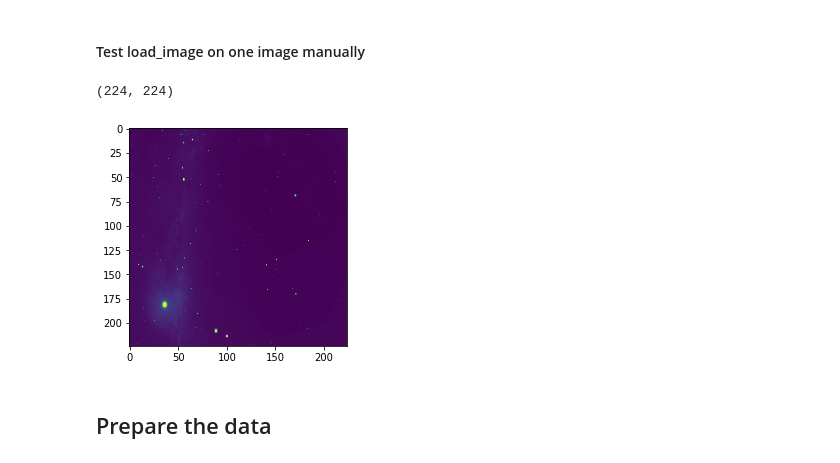
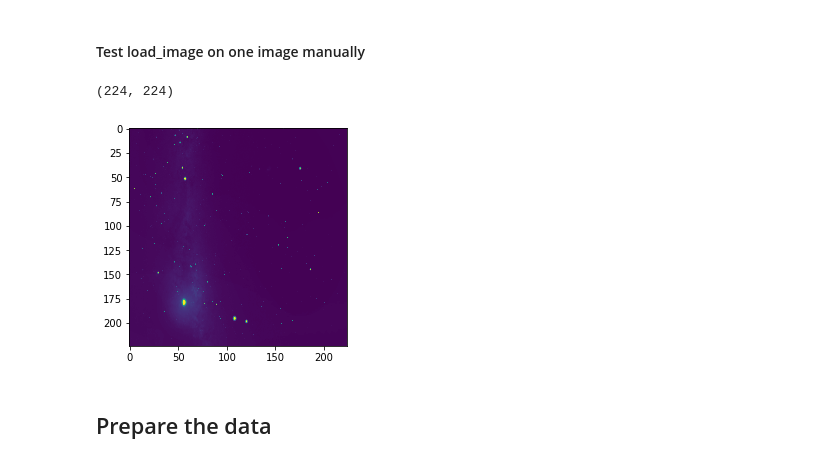
Before and after one commit to travisrmetz/w251-project, a Jupyter notebook: trm_refined_model.ipynb, the cells around one changed output. Saved outputs shown, nothing was run; the diff lists cells and outputs as text; code cells hidden in the pictures.

```diff
--- a/trm_refined_model.ipynb
+++ b/trm_refined_model.ipynb
@@ -140,14 +142,14 @@ def build_labels(file_list,files_to_load):
 #### Test load_image on one image manually
 # %%
 bucket_name='w251-final-project'
-file_name='31.4649478225928+-61.88337836181259+2020-07-04T01:00:00.png'
+file_name='30.012009870092356+-56.94677555465446+2020-07-04T01:00:00.png'
 s3 = boto3.client('s3')
 sample_image = load_image(s3,bucket_name,file_name)
 plt.imshow(sample_image)
 print(sample_image.shape)
 # %% [output]
 (224, 224)
-[figure, old version]
+[figure, new version]
 # %% [markdown]
 ## Prepare the data
 # %% [markdown]
```
Also changed, not shown: parts of 13 cells of this notebook.
